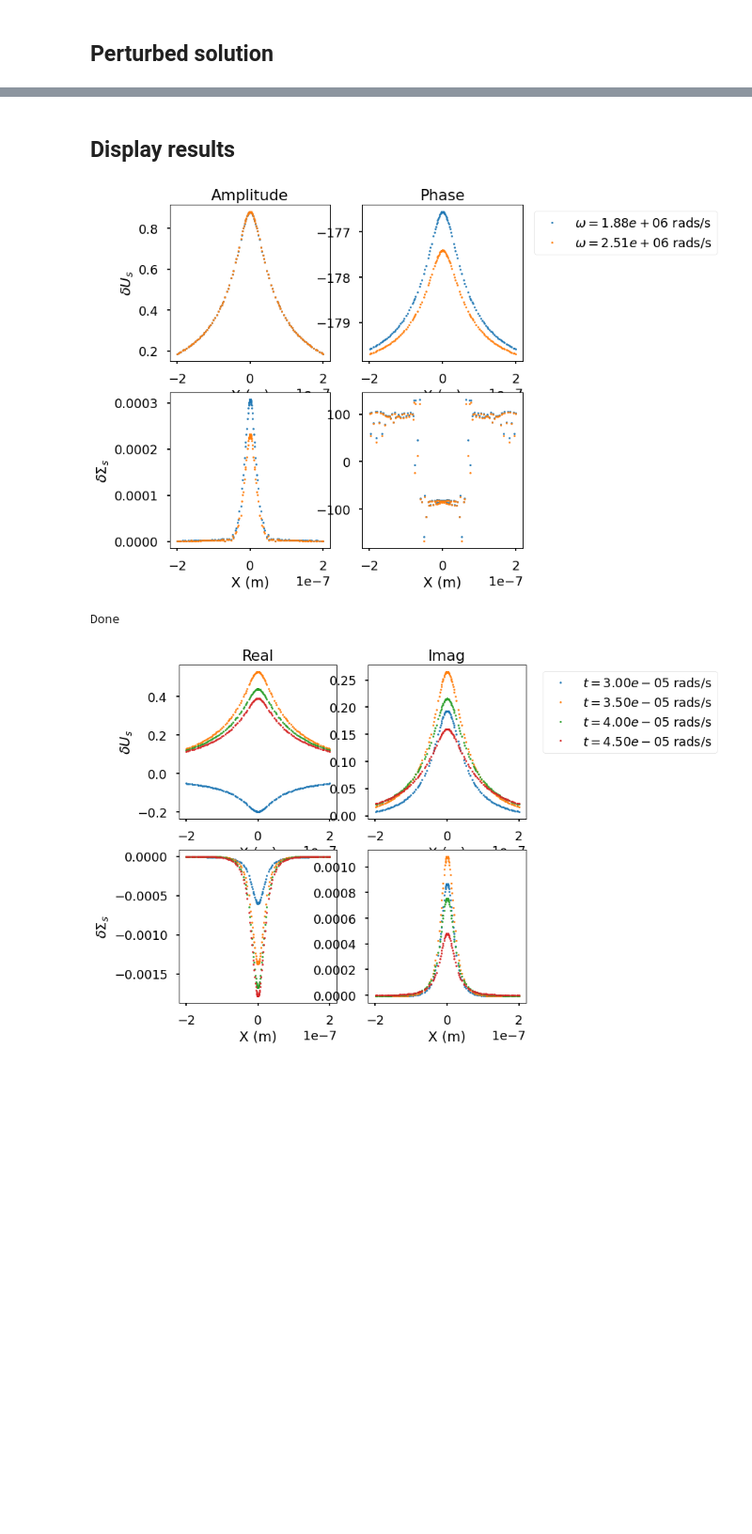
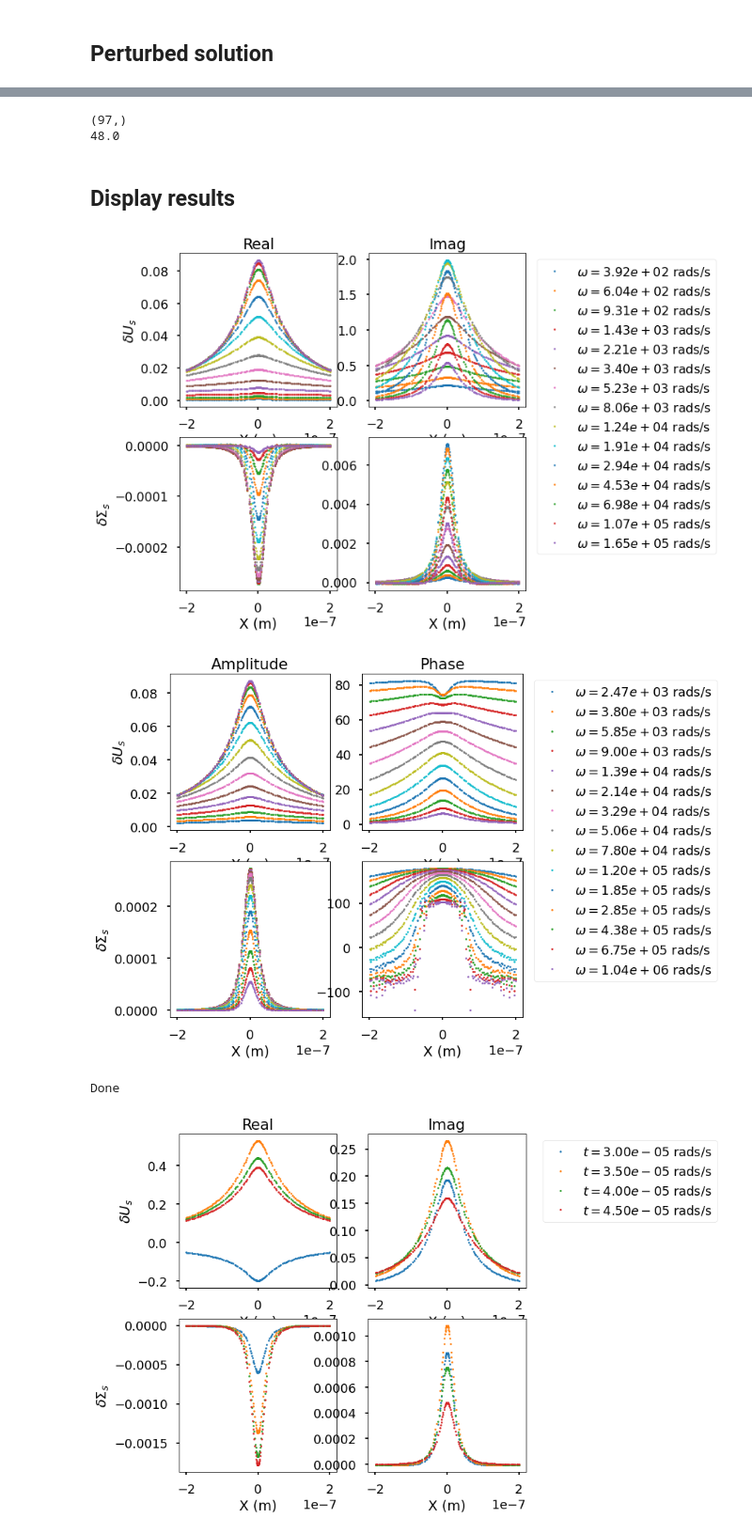
Before and after one commit to yuccadrew/sip, a Jupyter notebook: test_sip.ipynb, the cells around one changed output, grey strips where cells are left out. Shown at 94% size. Saved outputs shown, nothing was run; the diff lists cells and outputs as text; code cells hidden in the pictures; blank space fills up the shorter version.

```diff
--- a/test_sip.ipynb
+++ b/test_sip.ipynb
@@ -2140,7 +2140,7 @@ def set_materials2d(mesh,physics,u2d,freq,s0,case):
     with_equipotential_bc=mesh['with_equipotential_bc']
     nind_bc=np.unique(edges[with_equipotential_bc,:].flatten(order='C'))
     #snod[nind_bc]=10.0*s0 #Volts
-    snod[nind_bc]=10.0 #Volts
+    snod[nind_bc]=s0 #Volts
 
     materials={'cx':np.array(c),'cy':np.array(c),'cz':np.array(c),
                'alpha_x':alpha_x,'alpha_y':alpha_y,'alpha_z':alpha_z,
@@ -2181,19 +2181,14 @@ if __name__=='__main__':
     savedir='/home/zhuy359/projects/sip/slab'
     srvfile='not_exit.srv'
     dist_factor=1.0 #not tested yet
-    #freq=[0]
-    #freq=np.logspace(-2,7,19)
+    freq=np.r_[0,np.logspace(-2,7,8*12+1)]
     ratio=1.0
-    time_scale=1e-4
 
     #do not modify anything below this line
     physics['sigma_electrolyte']=-(1-ratio)*physics['sigma_solid']
     physics['sigma_stern']=-ratio*physics['sigma_solid']
     print('SURFACE CHARGE DENSITY FOR ELECTROLYTE IS:',physics['sigma_electrolyte'])
     print('SURFACE CHARGE DENSITY FOR STERN LAYER IS:',physics['sigma_stern'])
-
-    freq=source['freq']/time_scale
-    s0=source['field_fd']
 
     if not os.path.isdir(savedir):
         os.mkdir(savedir)
@@ -2202,8 +2197,8 @@ if __name__=='__main__':
         print('==================== Frequency %d/%d'%(i+1,len(freq)),' ====================')
         u1d=np.zeros((len(mesh['edges']),3))
         u2d=np.zeros((len(mesh['elements']),3))
-        materials1d=set_materials1d(mesh,physics,u1d,freq=freq[i],s0=s0[i],case=5)
-        materials2d=set_materials2d(mesh,physics,u2d,freq=freq[i],s0=s0[i],case=5)
+        materials1d=set_materials1d(mesh,physics,u1d,freq=freq[i],s0=1.0,case=5)
+        materials2d=set_materials2d(mesh,physics,u2d,freq=freq[i],s0=1.0,case=5)
         mesh_scale=scale_mesh(mesh,dist_factor)
         materials1d_scale=scale_materials(materials1d,dist_factor)
         materials2d_scale=scale_materials(materials2d,dist_factor)
@@ -2233,26 +2228,32 @@ Time elapsed  0.06447649002075195 sec
 
 Done
+# %%
+freq=np.logspace(-2,7,8*12+1)
+print(freq.shape)
+# %% [output]
+(97,)
+48.0
 # %% [markdown]
 ## Display results <a id="4.7"></a>
 # %%
 def display_results_real_imag():
-    fig,ax=plt.subplots(2,2,figsize=(8,8),dpi=160)
+    fig,ax=plt.subplots(2,2,figsize=(8,8))
     axs=ax.flatten()
 
     nodes=mesh['nodes']
     mask=(nodes[:,1]==0)&(np.abs(nodes[:,0])<200e-9)
     labels=[]
-    for i in range(0,len(freq),1):
+    for i in range(50,80,2):
         unod=np.load(savedir+'/freq_%.2e.npy'%freq[i])
         xp=np.r_[-nodes[mask,0],nodes[mask,0]]
         yp=np.r_[unod[mask,0],unod[mask,0]]
-        axs[0].plot(xp,np.real(yp),'.',markersize=2)
-        axs[1].plot(xp,np.imag(yp)*180/np.pi,'.',markersize=2)
+        axs[0].plot(xp,np.real(yp),'.',markersize=5)
+        axs[1].plot(xp,np.imag(yp)*180/np.pi,'.',markersize=5)
 
         xp=np.r_[-nodes[mask,0],nodes[mask,0]]
         yp=np.r_[unod[mask,1],unod[mask,1]]
-        axs[2].plot(xp,np.real(yp),'.',markersize=2)
-        axs[3].plot(xp,np.imag(yp)*180/np.pi,'.',markersize=2)
+        axs[2].plot(xp,np.real(yp),'.',markersize=5)
+        axs[3].plot(xp,np.imag(yp)*180/np.pi,'.',markersize=5)
 
         labels.append('$\omega=%.2e$ rads/s'%(freq[i]))
         #axs[0].set_yscale('Log')
@@ -2268,7 +2269,7 @@ def display_results_real_imag():
     axs[1].set_xlabel('X (m)')
     axs[2].set_xlabel('X (m)')
     axs[3].set_xlabel('X (m)')
-    axs[1].legend(labels,loc='upper right',bbox_to_anchor=(1.750,1.0))
+    axs[1].legend(labels,loc='upper right',bbox_to_anchor=(2.250,1.0))
 
     #plt.savefig('slab.png',bbox_inches='tight')
     return fig,ax
@@ -2281,7 +2282,7 @@ def display_results_amp_phase():
     nodes=mesh['nodes']
     mask=(nodes[:,1]==0)&(np.abs(nodes[:,0])<200e-9)
     labels=[]
-    for i in range(30,50,10):
+    for i in range(50,80,2):
         unod=np.load(savedir+'/freq_%.2e.npy'%freq[i])
         xp=np.r_[-nodes[mask,0],nodes[mask,0]]
         yp=np.r_[unod[mask,0],unod[mask,0]]
@@ -2291,35 +2292,36 @@ def display_results_amp_phase():
         xp=np.r_[-nodes[mask,0],nodes[mask,0]]
         yp=np.r_[unod[mask,1],unod[mask,1]]
         axs[2].plot(xp,np.abs(yp),'.',markersize=5)
         axs[3].plot(xp,np.angle(yp)*180/np.pi,'.',markersize=5)
 
         labels.append('$\omega=%.2e$ rads/s'%(freq[i]*np.pi*2))
 
     #axs[0].set_yscale('Log')
     #axs[2].set_yscale('Log')
 
     axs[0].set_title('Amplitude')
     axs[1].set_title('Phase')
 
     axs[0].set_ylabel('$\delta U_s$')
     axs[2].set_ylabel('$\delta \Sigma_s$')
 
     axs[0].set_xlabel('X (m)')
     axs[1].set_xlabel('X (m)')
     axs[2].set_xlabel('X (m)')
     axs[3].set_xlabel('X (m)')
     axs[1].legend(labels,loc='upper right',bbox_to_anchor=(2.250,1.0))
 
     #plt.savefig('slab.png',bbox_inches='tight')
     return fig,ax
 
 if __name__=='__main__':
-    #_,_=display_results_real_imag()
+    _,_=display_results_real_imag()
     _,_=display_results_amp_phase()
     plt.show()
     print('Done')
 # %% [output]
-[figure, old version]
+[figure, new version]
+[figure, added]
 Done
 # %%
 def display_ifft_real_imag():
```
Also changed, not shown: parts of 3 cells of this notebook.
